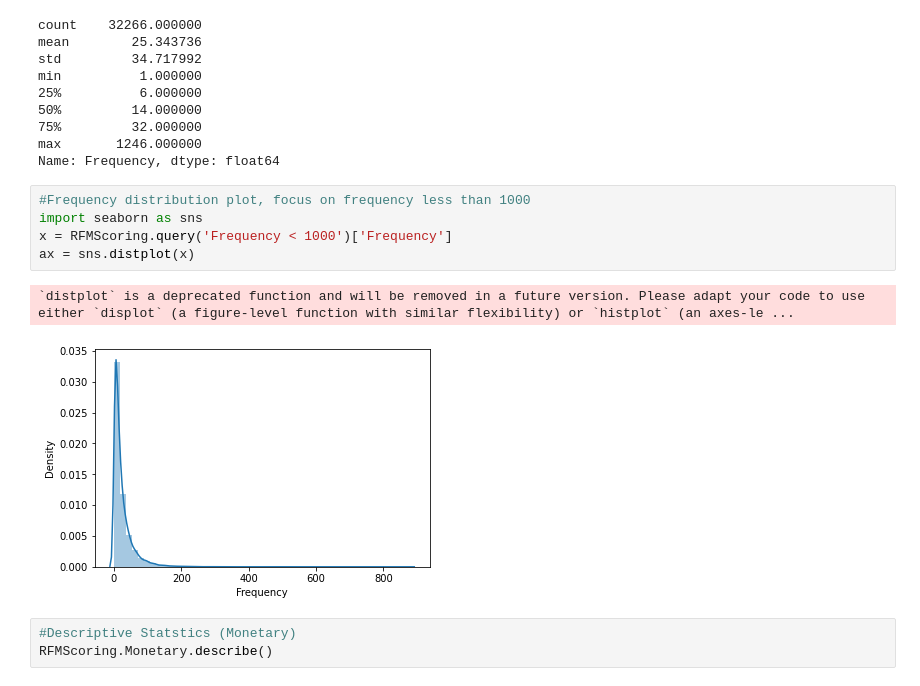
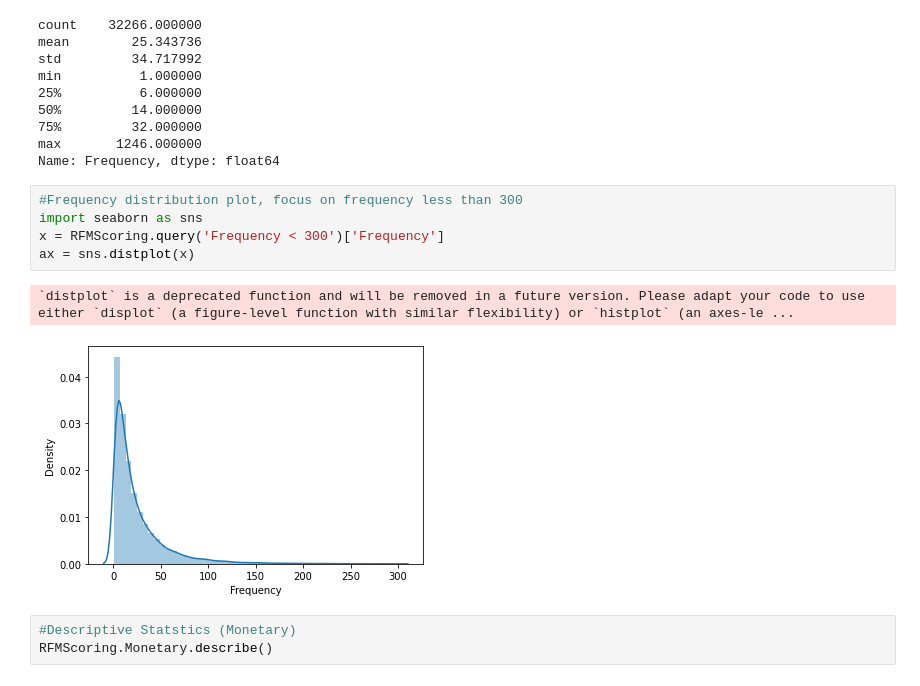
Before and after one commit to kristaLumbantoruan/customer-clustering-for-crm-in-xyz-store, a Jupyter notebook: Customer_Clustering.ipynb, the cells around one changed output. Cells and saved outputs as stored; diff of their text form.

```diff
--- a/Customer_Clustering.ipynb
+++ b/Customer_Clustering.ipynb
@@ -316,13 +328,13 @@ min          1.000000
 max       1246.000000
 Name: Frequency, dtype: float64
 # %%
-#Frequency distribution plot, focus on frequency less than 1000
+#Frequency distribution plot, focus on frequency less than 300
 import seaborn as sns
-x = RFMScoring.query('Frequency < 1000')['Frequency']
+x = RFMScoring.query('Frequency < 300')['Frequency']
 ax = sns.distplot(x)
 # %% [output]
 `distplot` is a deprecated function and will be removed in a future version. Please adapt your code to use either `displot` (a figure-level function with similar flexibility) or `histplot` (an axes-le ...
-[figure, old version]
+[figure, new version]
 # %%
 #Descriptive Statstics (Monetary)
 RFMScoring.Monetary.describe()
```
Also changed, not shown: parts of 12 cells of this notebook.
